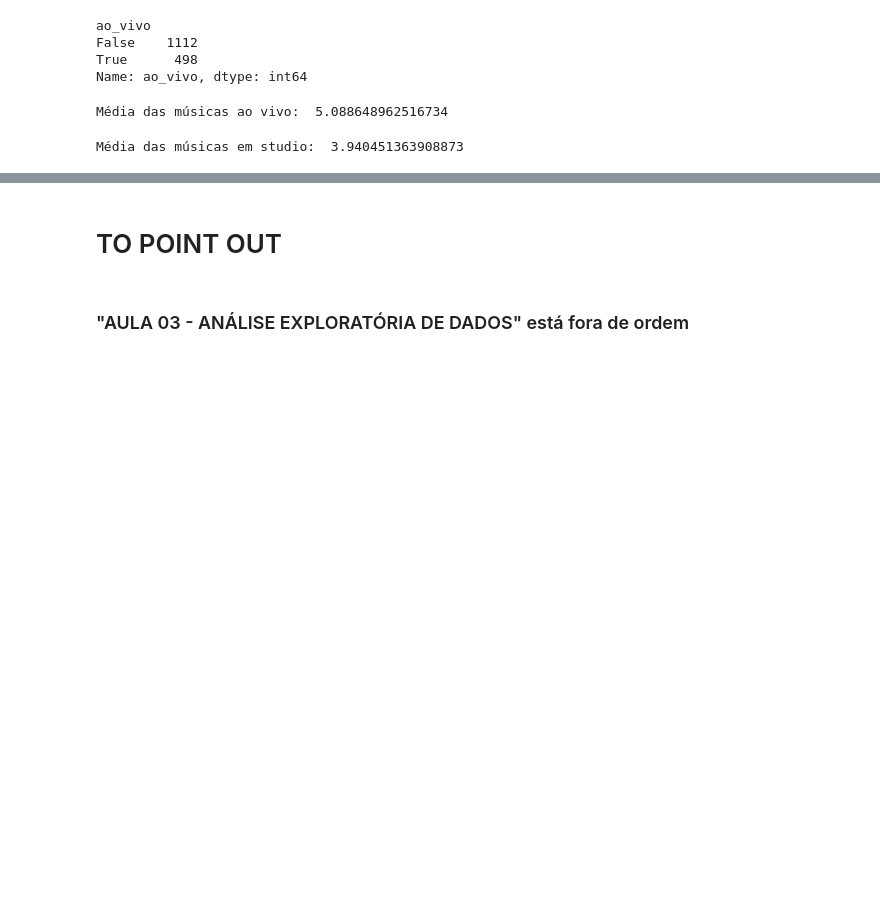
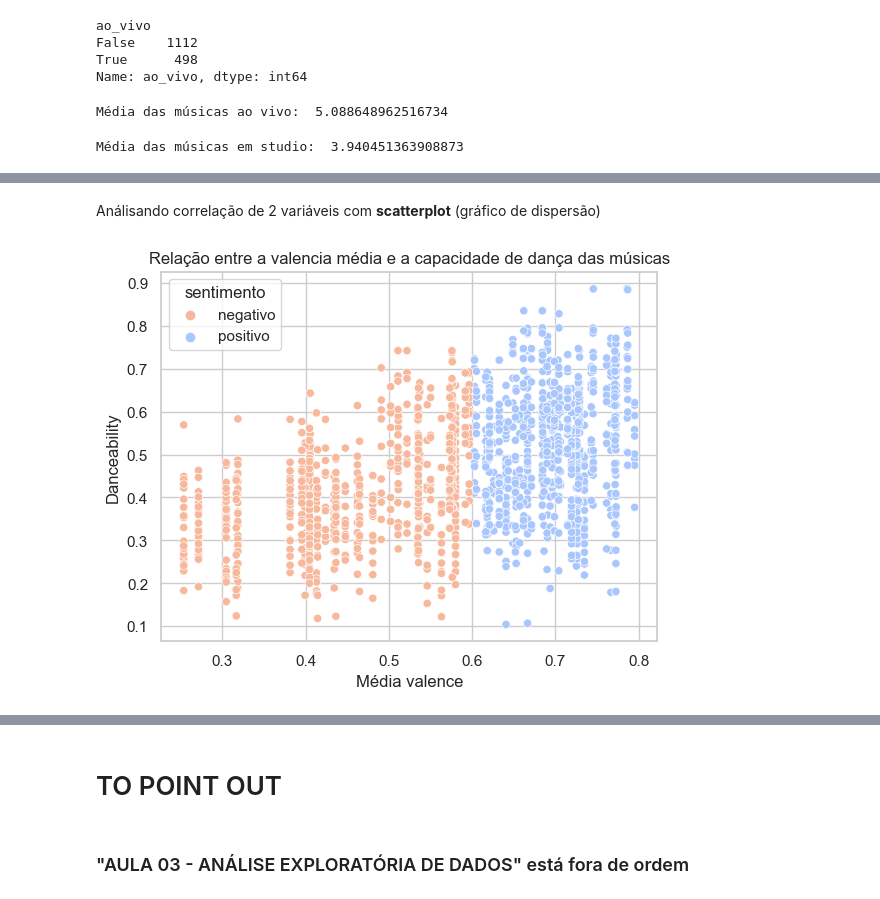
Before and after one commit to rfelipesilva/pos-tech-data-analytics, a Jupyter notebook: fase_02_machine_learning_and_time_series/jupyter/01-machine learning com python.ipynb, the cells around one changed output, grey strips where cells are left out. Cells and saved outputs as stored; diff of their text form; code cells hidden in the pictures; blank space fills up the shorter version.

```diff
--- a/fase_02_machine_learning_and_time_series/jupyter/01-machine learning com python.ipynb
+++ b/fase_02_machine_learning_and_time_series/jupyter/01-machine learning com python.ipynb
@@ -866,0 +1002,10 @@ Média das músicas em studio:  3.940451363908873
+# %% [markdown]
+Análisando correlação de 2 variáveis com **scatterplot** (gráfico de dispersão)
+# %%
+sns.scatterplot(x='media_valence', y='danceability', hue='sentimento', data=df_resultado_final, palette='coolwarm_r')
+plt.xlabel('Média valence')
+plt.ylabel('Danceability')
+plt.title('Relação entre a valencia média e a capacidade de dança das músicas')
+plt.show()
+# %% [output]
+[figure, added]
```
Also changed, not shown: parts of 25 cells of this notebook.
